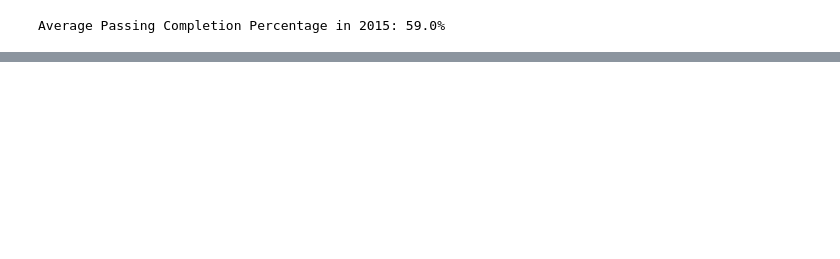
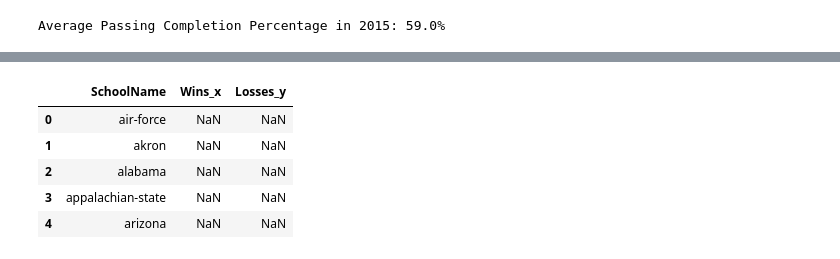
Before and after one commit to a-orangetree/College_Football_Scrape, a Jupyter notebook: SampleAnalysisUsingPython&JupyterNotebook.ipynb, the cells around one changed output, grey strips where cells are left out. Cells and saved outputs as stored; diff of their text form; code cells hidden in the pictures; blank space fills up the shorter version.

```diff
--- a/SampleAnalysisUsingPython&JupyterNotebook.ipynb
+++ b/SampleAnalysisUsingPython&JupyterNotebook.ipynb
@@ -107,0 +137,27 @@ TopPerformers.plot(x = 'SchoolName'
+# %%
+TeamSplitsCut = TeamSplits.copy()
+TeamSplitsCut = TeamSplitsCut[['SchoolName', 'Year', 'Value', 'Wins', 'Losses']]
+
+
+
+TeamSplits2015Win = TeamSplitsCut[TeamSplitsCut['Value'] == 'Win']
+TeamSplits2015Loss = TeamSplitsCut[TeamSplitsCut['Value'] == 'Loss']
+
+
+
+TeamSplitsSmall = pd.merge(TeamSplits2015Win, TeamSplits2015Loss, how = 'inner', on = ['SchoolName','Year'])
+TeamSplitsSmall = TeamSplitsSmall[['SchoolName','Year','Wins_x','Losses_y']]
+TeamSplitsSmall = TeamSplitsSmall[TeamSplitsSmall['Year'] == 2015]
+TeamSplitsSmall = TeamSplitsSmall.drop_duplicates()
+
+
+
+newPassCompletePct2015 = pd.merge(PassCompletePct2015, TeamSplitsSmall, how = 'left', on = ['SchoolName','Year'])
+newPassCompletePct2015[['SchoolName','Wins_x','Losses_y']].head()
+# %% [output]
+|  | SchoolName | Wins_x | Losses_y |
+| 0 | air-force | NaN | NaN |
+| 1 | akron | NaN | NaN |
+| 2 | alabama | NaN | NaN |
+| 3 | appalachian-state | NaN | NaN |
+| 4 | arizona | NaN | NaN |
```
Also changed, not shown: parts of 20 cells of this notebook.
